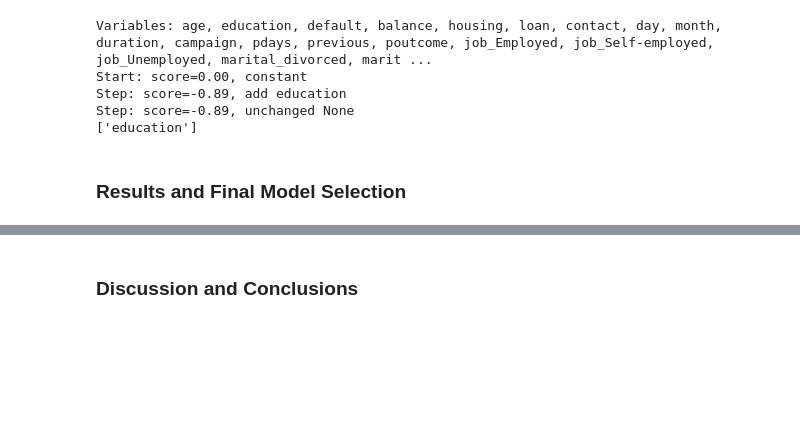
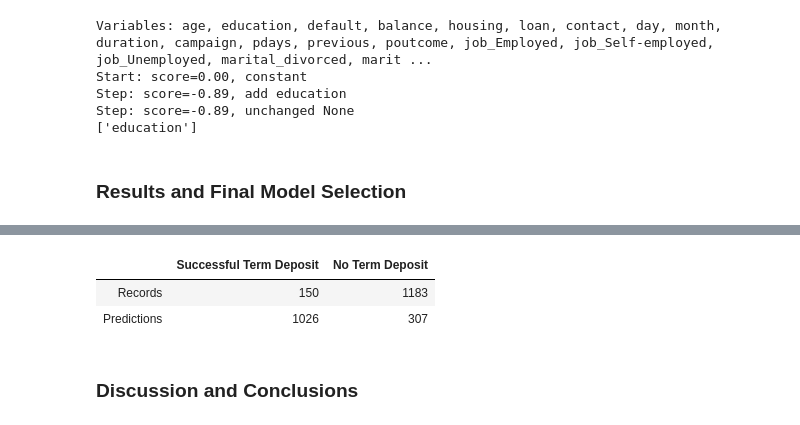
Before and after one commit to katie-hu/Bank_Marketing, a Jupyter notebook: Team 4 Final Project.ipynb, the cells around one changed output, grey strips where cells are left out. Drawn from its saved outputs; the diff is of its cells as text; code cells hidden in the pictures; blank space fills up the shorter version.

```diff
--- a/Team 4 Final Project.ipynb
+++ b/Team 4 Final Project.ipynb
@@ -1550,2 +1534,15 @@ ModuleNotFoundError: No module named 'tabulate'
+# %%
+dict = {'' : ['Records', 'Predictions'],
+        'Successful Term Deposit' : [150, 1026],
+        'No Term Deposit' : [1183, 307]}
+df = pd.DataFrame(dict)
+# %%
+df.style.set_properties(**{'border': '1.3px solid black',
+                          'color': 'black',
+                          'background-color': 'white'}).hide_index()
+# %% [output]
+|  | Successful Term Deposit | No Term Deposit |
+| Records | 150 | 1183 |
+| Predictions | 1026 | 307 |
 # %% [markdown]
 ### Discussion and Conclusions
```
Also changed, not shown: parts of 25 cells of this notebook.
